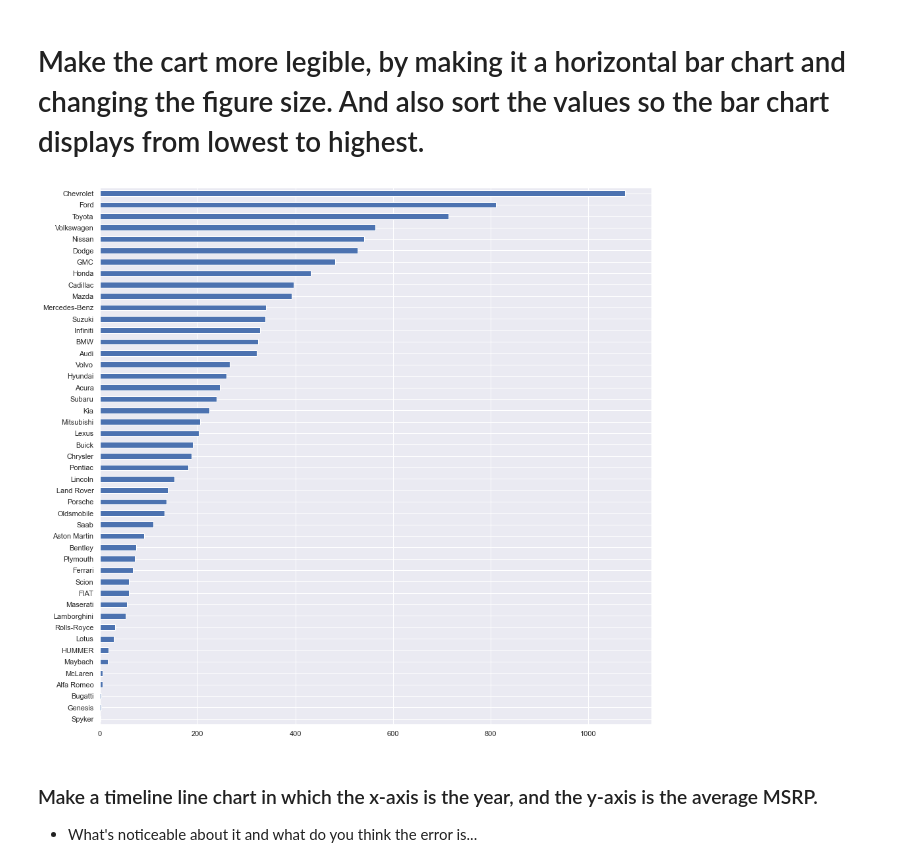
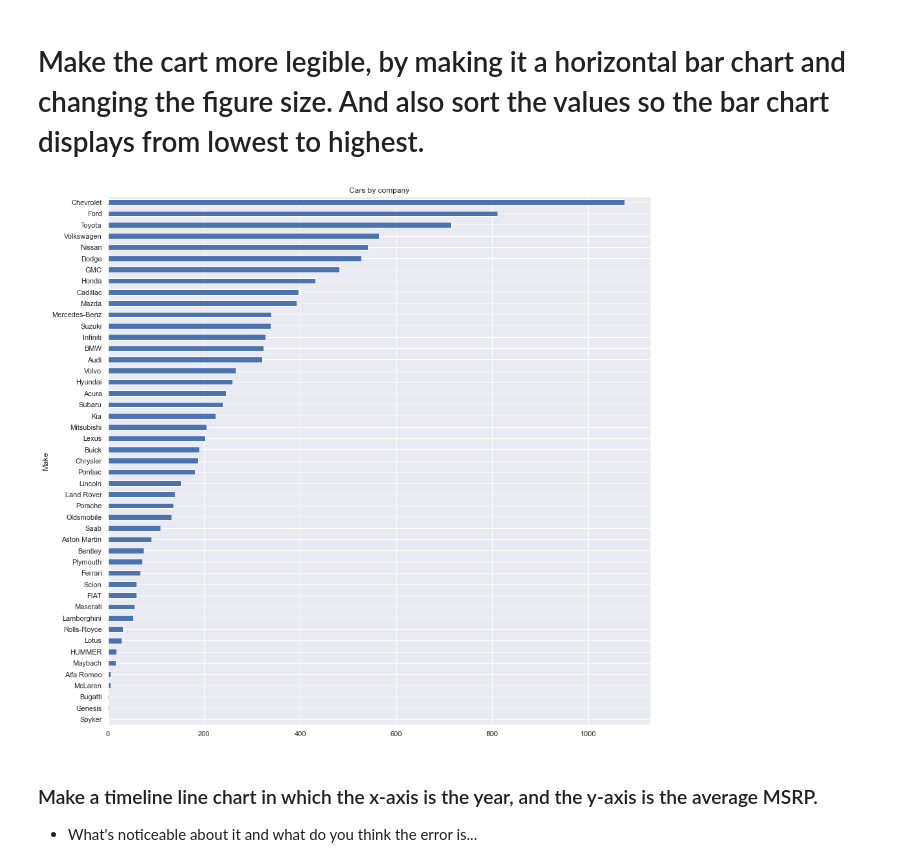
Before and after one commit to MBouchaqour/2021-fall-data-science, a Jupyter notebook: Week-02-EDA/Exercise-EDA.ipynb, the cells around one changed output. Drawn from its saved outputs; the diff is of its cells as text; code cells hidden in the pictures.

```diff
--- a/Week-02-EDA/Exercise-EDA.ipynb
+++ b/Week-02-EDA/Exercise-EDA.ipynb
@@ -154,9 +163,9 @@ g.plot.bar(x='Make', y='frequency')
 # %%
 # Make the cart more legible, by making it a horizontal bar chart, sorting the values, and changing the figure size.
 
-g.sort_values(ascending=True).plot(kind='barh', x='Make', y='frequency', figsize=(15,15));
+g.sort_values(ascending=True).plot(kind='barh', xlabel='Make', ylabel='frequency', figsize=(15,15),title = 'Cars by company');
 # %% [output]
-[figure, old version]
+[figure, new version]
 # %% [markdown]
 ### Make a timeline line chart in which the x-axis is the year, and the y-axis is the average MSRP.
 * What's noticeable about it and what do you think the error is...
```
Also changed, not shown: parts of 40 cells of this notebook.
